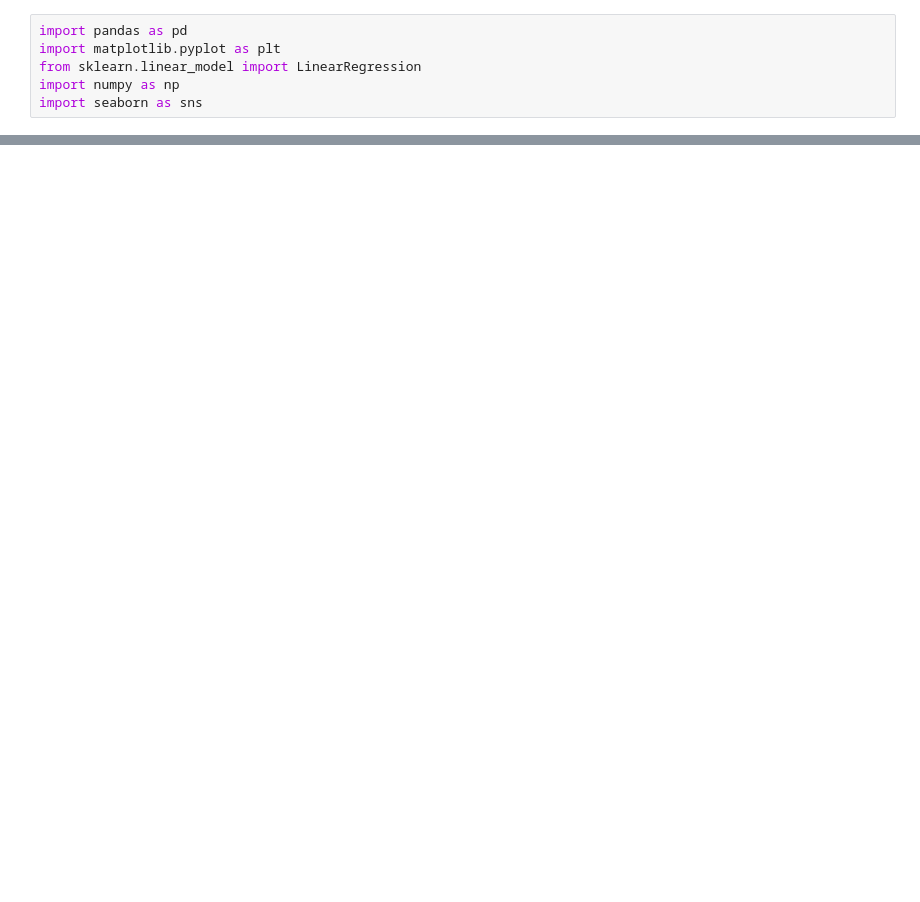
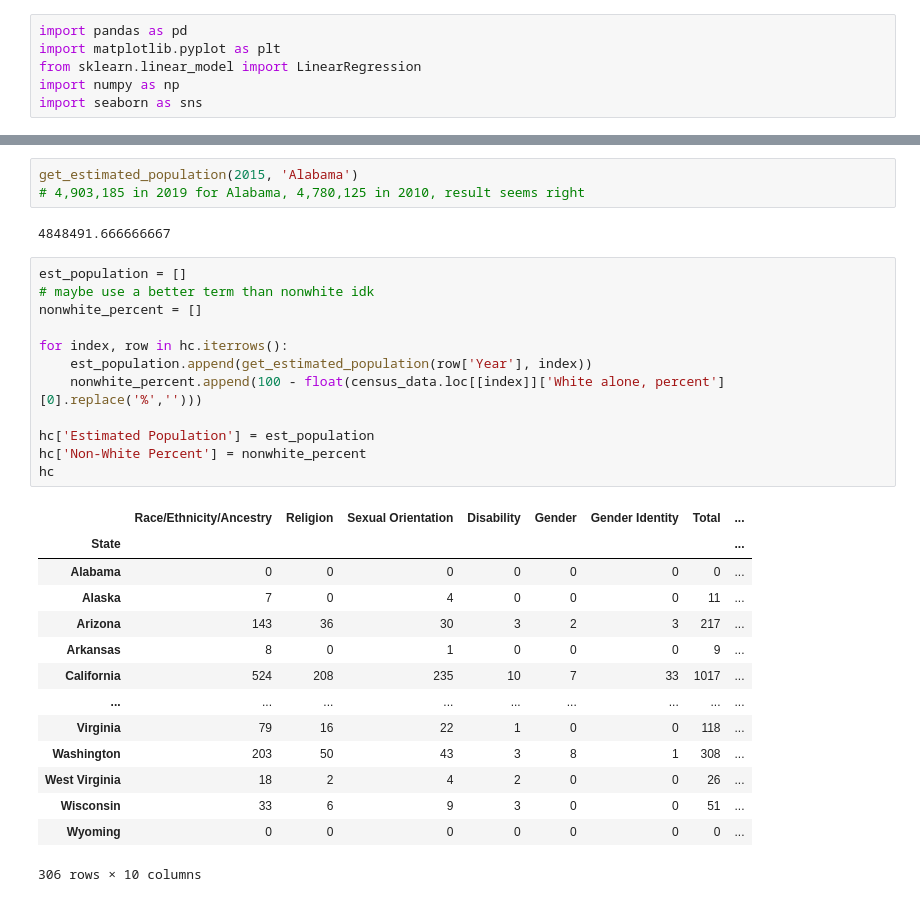
Before and after one commit to amityavasani/cmsc320final, a Jupyter notebook: cmsc320_finalproject.ipynb, the cells around one changed output, grey strips where cells are left out. Cells and saved outputs as stored; diff of their text form; blank space fills up the shorter version.

```diff
--- a/cmsc320_finalproject.ipynb
+++ b/cmsc320_finalproject.ipynb
@@ -140 +169,33 @@ sns.boxplot(x = state_sum["Religion"])
+# %%
+get_estimated_population(2015, 'Alabama')
+# 4,903,185 in 2019 for Alabama, 4,780,125 in 2010, result seems right
+# %% [output]
+4848491.666666667
+# %%
+est_population = []
+# maybe use a better term than nonwhite idk
+nonwhite_percent = []
+
+for index, row in hc.iterrows():
+    est_population.append(get_estimated_population(row['Year'], index))
+    nonwhite_percent.append(100 - float(census_data.loc[[index]]['White alone, percent'][0].replace('%','')))
+
+hc['Estimated Population'] = est_population
+hc['Non-White Percent'] = nonwhite_percent
+hc
+# %% [output]
+|  | Race/Ethnicity/Ancestry | Religion | Sexual Orientation | Disability | Gender | Gender Identity | Total | ... |
+| State |  |  |  |  |  |  |  | ... |
+| Alabama | 0 | 0 | 0 | 0 | 0 | 0 | 0 | ... |
+| Alaska | 7 | 0 | 4 | 0 | 0 | 0 | 11 | ... |
+| Arizona | 143 | 36 | 30 | 3 | 2 | 3 | 217 | ... |
+| Arkansas | 8 | 0 | 1 | 0 | 0 | 0 | 9 | ... |
+| California | 524 | 208 | 235 | 10 | 7 | 33 | 1017 | ... |
+| ... | ... | ... | ... | ... | ... | ... | ... | ... |
+| Virginia | 79 | 16 | 22 | 1 | 0 | 0 | 118 | ... |
+| Washington | 203 | 50 | 43 | 3 | 8 | 1 | 308 | ... |
+| West Virginia | 18 | 2 | 4 | 2 | 0 | 0 | 26 | ... |
+| Wisconsin | 33 | 6 | 9 | 3 | 0 | 0 | 51 | ... |
+| Wyoming | 0 | 0 | 0 | 0 | 0 | 0 | 0 | ... |
+306 rows × 10 columns
 # %%
```
Also changed, not shown: parts of 26 cells of this notebook.
